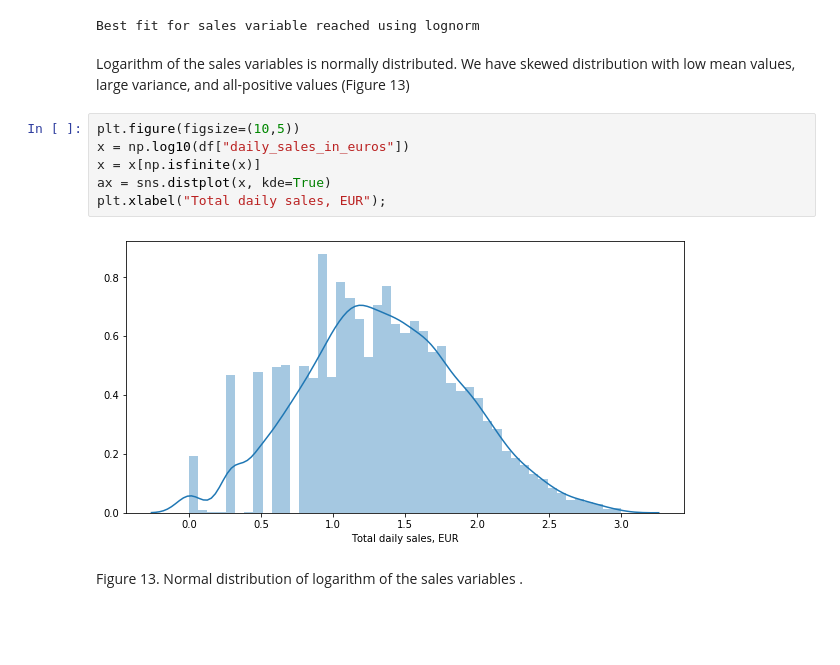
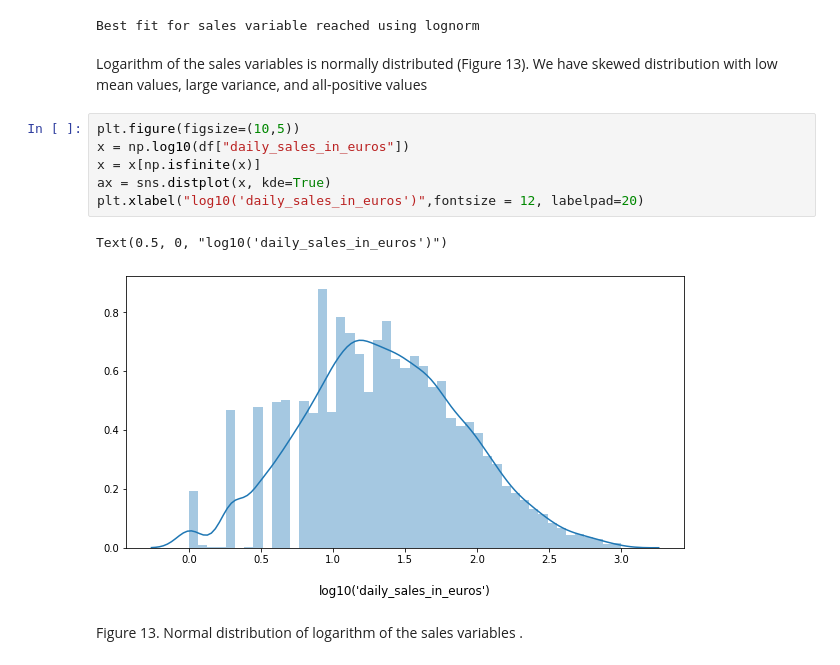
Before and after one commit to irina-baeva/retail-ds-project, a Jupyter notebook: metro_project_irina_baeva-v1.ipynb, the cells around one changed output. Cells and saved outputs as stored; diff of their text form; blank space fills up the shorter version.

```diff
--- a/metro_project_irina_baeva-v1.ipynb
+++ b/metro_project_irina_baeva-v1.ipynb
@@ -759,15 +760,16 @@ print("Best fit for sales variable reached using {}".format(best_fit[0].name, be
   warnings.warn(msg, RuntimeWarning)
 Best fit for sales variable reached using lognorm
 # %% [markdown]
-Logarithm of the sales variables is normally distributed. We have skewed distribution with low mean values, large variance, and all-positive values (Figure 13)
+Logarithm of the sales variables is normally distributed (Figure 13). We have skewed distribution with low mean values, large variance, and all-positive values
 # %%
 plt.figure(figsize=(10,5))
 x = np.log10(df["daily_sales_in_euros"])
 x = x[np.isfinite(x)]
 ax = sns.distplot(x, kde=True)
-plt.xlabel("Total daily sales, EUR");
+plt.xlabel("log10('daily_sales_in_euros')",fontsize = 12, labelpad=20)
 # %% [output]
+Text(0.5, 0, "log10('daily_sales_in_euros')")
-[figure, old version]
+[figure, new version]
 # %% [markdown]
 Figure 13. Normal distribution of logarithm of the sales variables .
 # %% [markdown]
```
Also changed, not shown: parts of 7 cells of this notebook.
